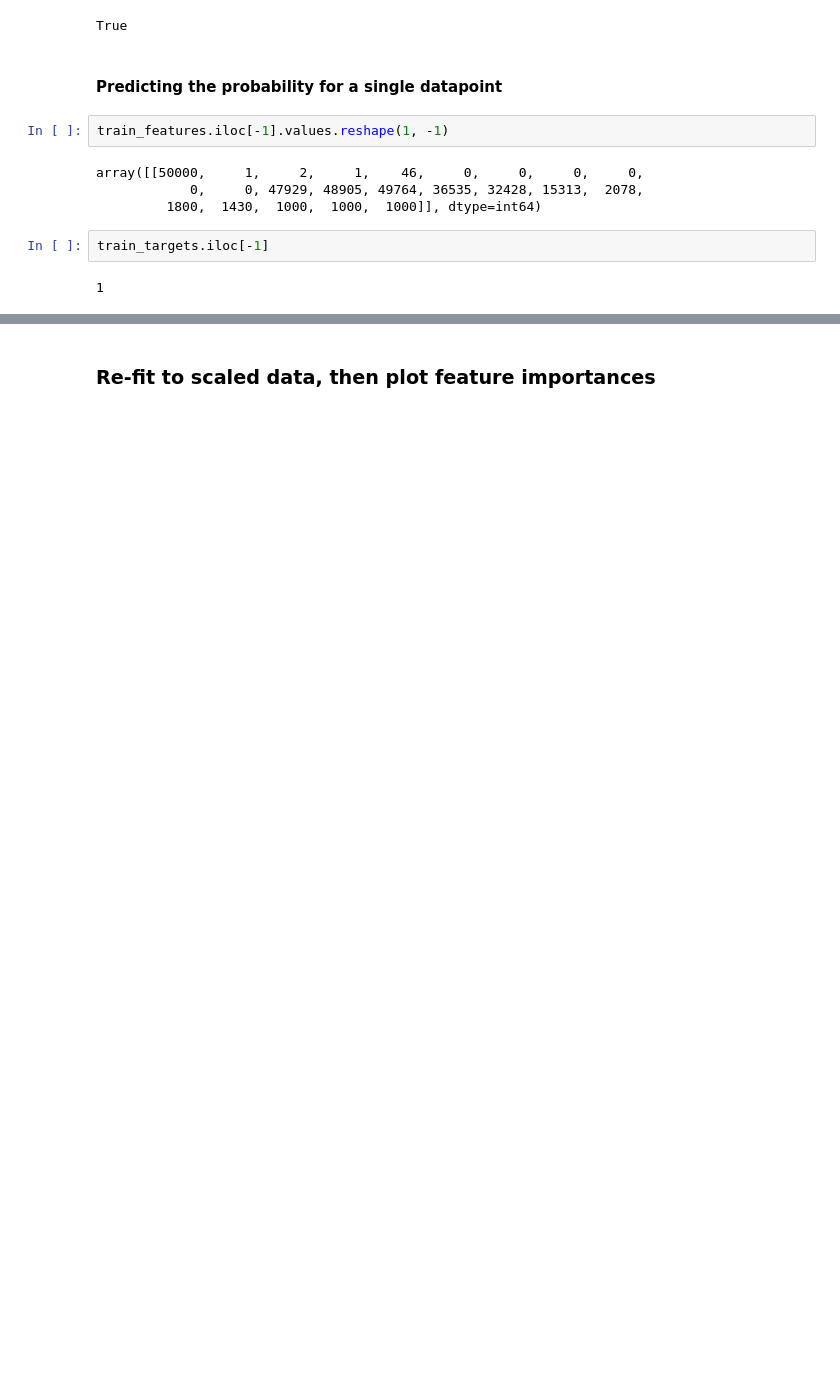
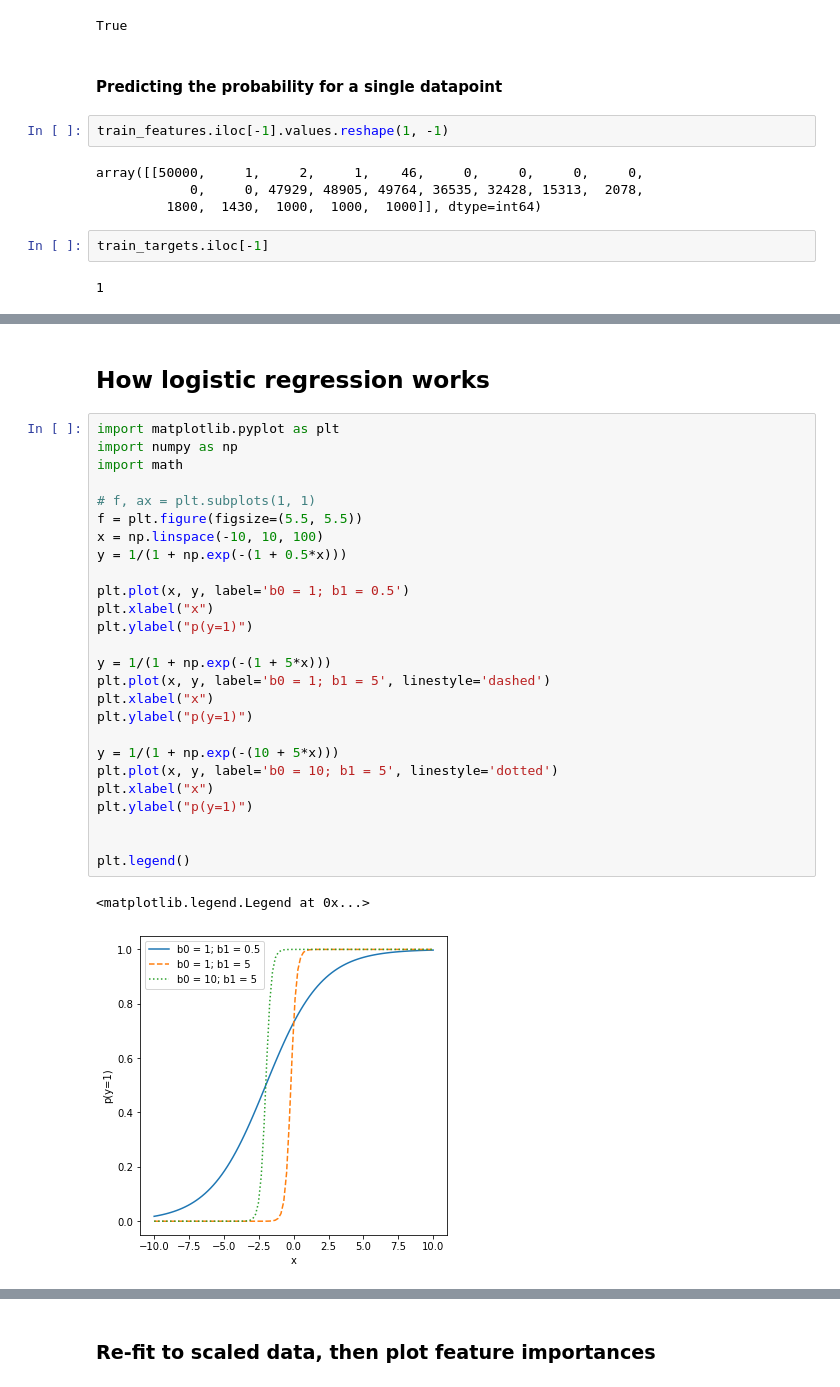
Before and after one commit to PacktPublishing/Practical-Data-Science-with-Python, a Jupyter notebook: Chapter11/Chapter_11_code.ipynb, the cells around one changed output, grey strips where cells are left out. Cells and saved outputs as stored; diff of their text form; blank space fills up the shorter version.

```diff
--- a/Chapter11/Chapter_11_code.ipynb
+++ b/Chapter11/Chapter_11_code.ipynb
@@ -129,3 +135,34 @@ array([[0.60781983, 0.39218017]])
+# %% [markdown]
+## How logistic regression works
+# %%
+import matplotlib.pyplot as plt
+import numpy as np
+import math
+
+# f, ax = plt.subplots(1, 1)
+f = plt.figure(figsize=(5.5, 5.5))
+x = np.linspace(-10, 10, 100)
+y = 1/(1 + np.exp(-(1 + 0.5*x)))
+
+plt.plot(x, y, label='b0 = 1; b1 = 0.5')
+plt.xlabel("x")
+plt.ylabel("p(y=1)")
+
+y = 1/(1 + np.exp(-(1 + 5*x)))
+plt.plot(x, y, label='b0 = 1; b1 = 5', linestyle='dashed')
+plt.xlabel("x")
+plt.ylabel("p(y=1)")
+
+y = 1/(1 + np.exp(-(10 + 5*x)))
+plt.plot(x, y, label='b0 = 10; b1 = 5', linestyle='dotted')
+plt.xlabel("x")
+plt.ylabel("p(y=1)")
+
+
+plt.legend()
+# %% [output]
+<matplotlib.legend.Legend at 0x...>
+[figure, added]
 # %%
 lr_sklearn.intercept_
 # %% [output]
```
Also changed, not shown: parts of 93 cells of this notebook, 30 other files.
